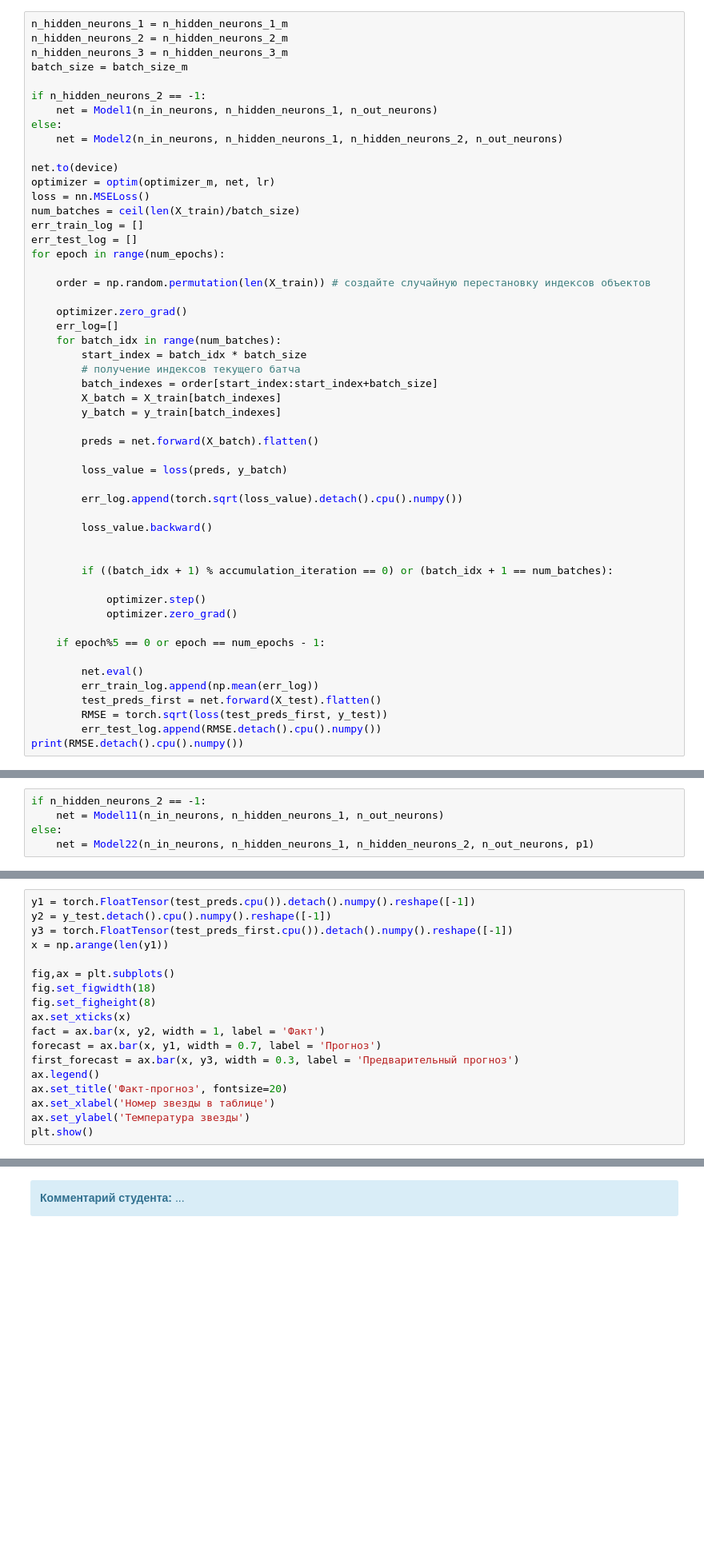
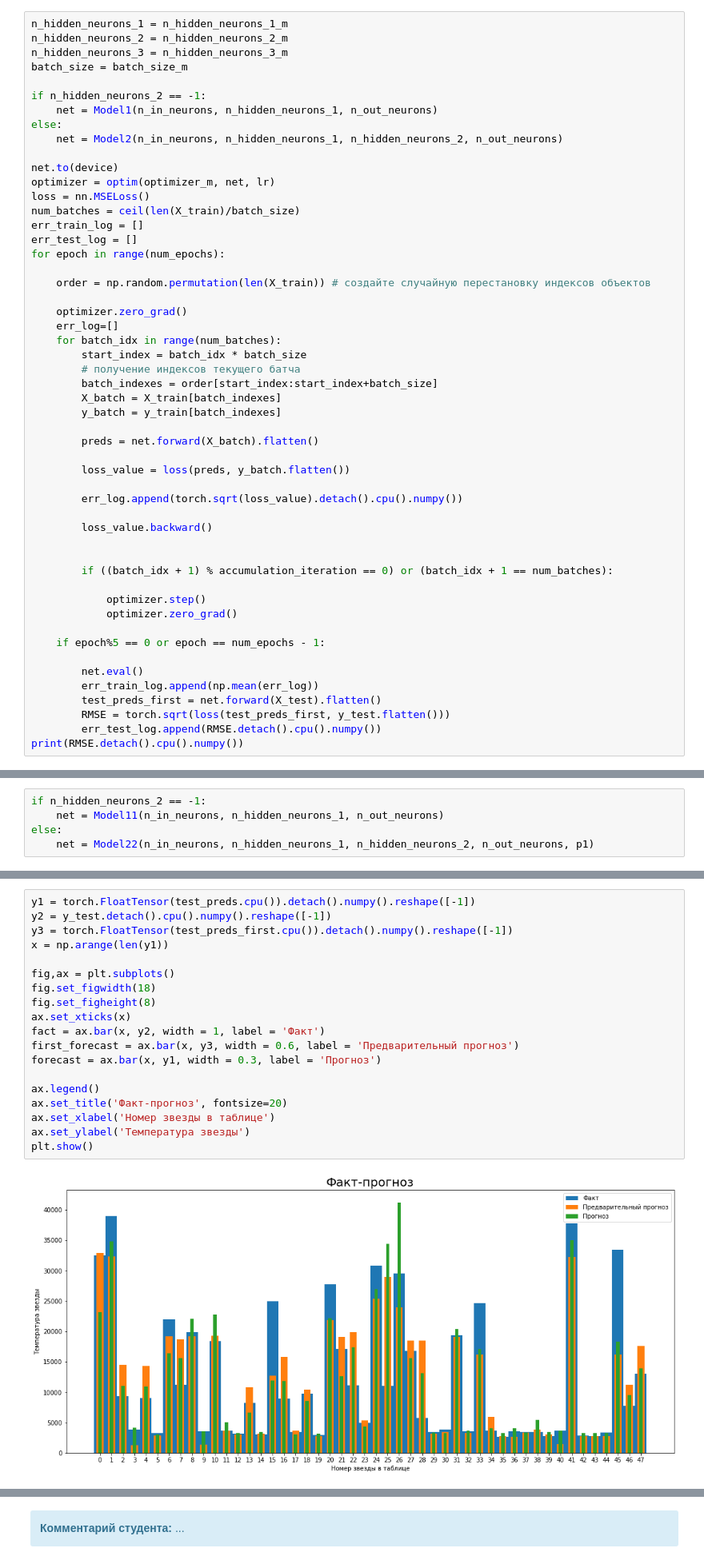
Before and after one commit to maria-smiles/stars, a Jupyter notebook: stars_v4_r1_2.ipynb, the cells around one changed output, grey strips where cells are left out. Shown at 80% size. Saved outputs shown, nothing was run; the diff lists cells and outputs as text; blank space fills up the shorter version.

```diff
--- a/stars_v4_r1_2.ipynb
+++ b/stars_v4_r1_2.ipynb
@@ -798,7 +798,7 @@ for epoch in range(num_epochs):
 
         preds = net.forward(X_batch).flatten()
 
-        loss_value = loss(preds, y_batch)
+        loss_value = loss(preds, y_batch.flatten())
 
         err_log.append(torch.sqrt(loss_value).detach().cpu().numpy())
 
@@ -815,7 +815,7 @@ for epoch in range(num_epochs):
         net.eval()
         err_train_log.append(np.mean(err_log))
         test_preds_first = net.forward(X_test).flatten()
-        RMSE = torch.sqrt(loss(test_preds_first, y_test))
+        RMSE = torch.sqrt(loss(test_preds_first, y_test.flatten()))
         err_test_log.append(RMSE.detach().cpu().numpy())
 print(RMSE.detach().cpu().numpy())
 # %% [output]
@@ -1067,18 +1107,21 @@ print(RMSE.detach().cpu().numpy())
 # %%
 y1 = torch.FloatTensor(test_preds.cpu()).detach().numpy().reshape([-1])
 y2 = y_test.detach().cpu().numpy().reshape([-1])
 y3 = torch.FloatTensor(test_preds_first.cpu()).detach().numpy().reshape([-1])
 x = np.arange(len(y1))
 
 fig,ax = plt.subplots()
 fig.set_figwidth(18)
 fig.set_figheight(8)
 ax.set_xticks(x)
 fact = ax.bar(x, y2, width = 1, label = 'Факт')
-forecast = ax.bar(x, y1, width = 0.7, label = 'Прогноз')
-first_forecast = ax.bar(x, y3, width = 0.3, label = 'Предварительный прогноз')
+first_forecast = ax.bar(x, y3, width = 0.6, label = 'Предварительный прогноз')
+forecast = ax.bar(x, y1, width = 0.3, label = 'Прогноз')
+
 ax.legend()
 ax.set_title('Факт-прогноз', fontsize=20)
 ax.set_xlabel('Номер звезды в таблице')
 ax.set_ylabel('Температура звезды')
 plt.show()
+# %% [output]
+[figure, added]
```
Also changed, not shown: parts of 13 cells of this notebook.
